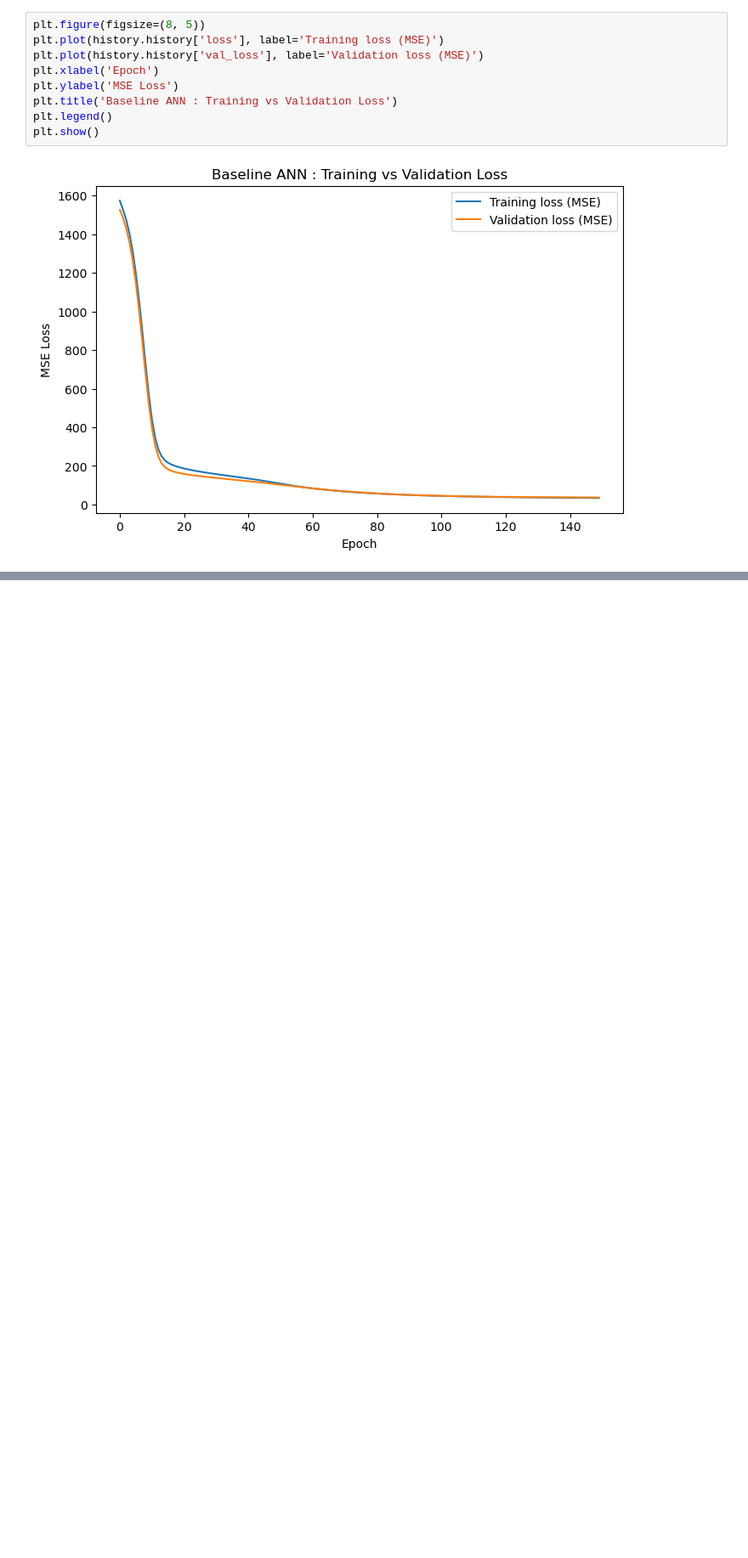
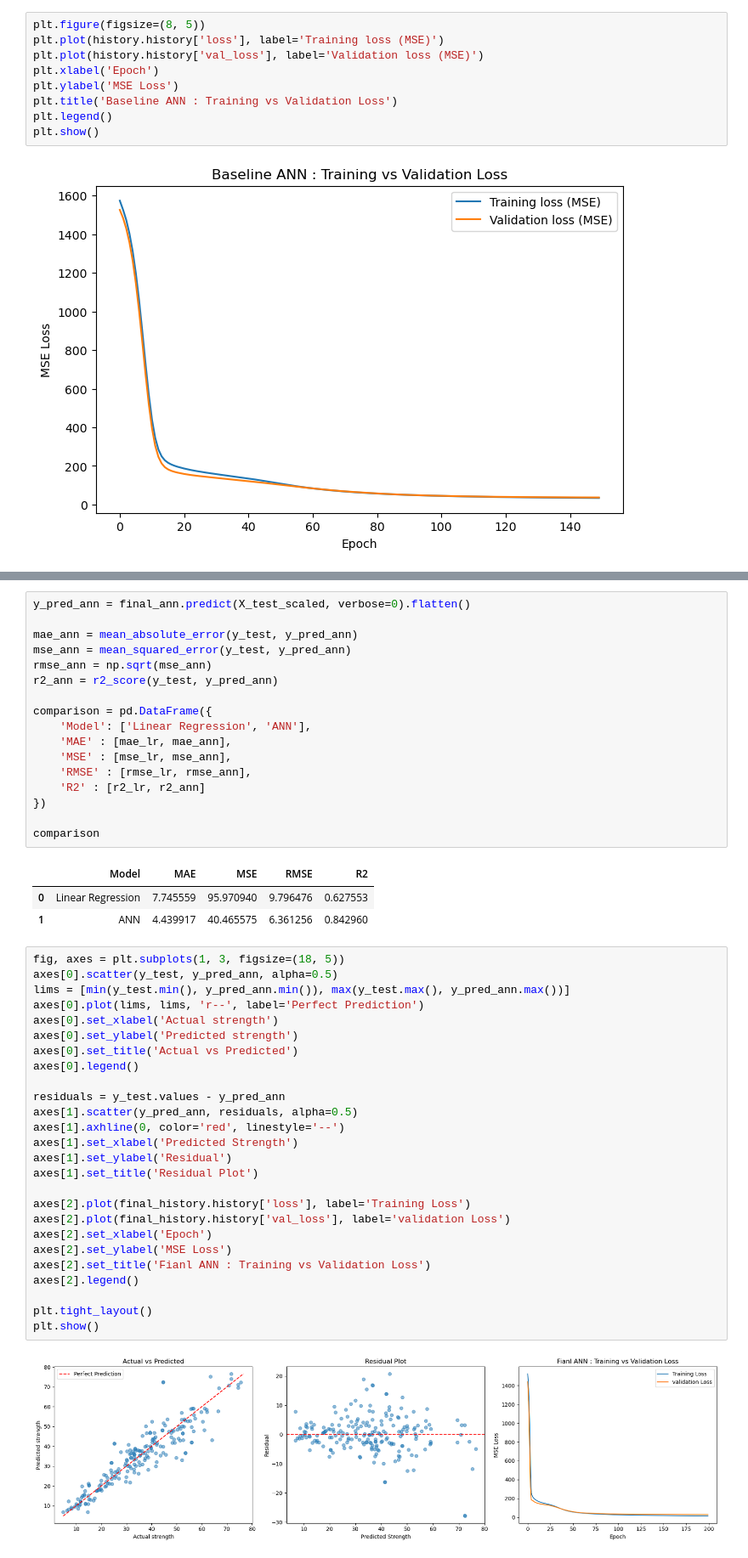
Before and after one commit to Niraj7272/DataScience, a Jupyter notebook: Practice/DL/ANN/ANN_Using_Tensorflow/annTensorflow.ipynb, the cells around one changed output, grey strips where cells are left out. Shown at 85% size. Drawn from its saved outputs; the diff is of its cells as text; blank space fills up the shorter version.

```diff
--- a/Practice/DL/ANN/ANN_Using_Tensorflow/annTensorflow.ipynb
+++ b/Practice/DL/ANN/ANN_Using_Tensorflow/annTensorflow.ipynb
@@ -276,0 +339,49 @@ plt.show()
+# %%
+y_pred_ann = final_ann.predict(X_test_scaled, verbose=0).flatten()
+
+mae_ann = mean_absolute_error(y_test, y_pred_ann)
+mse_ann = mean_squared_error(y_test, y_pred_ann)
+rmse_ann = np.sqrt(mse_ann)
+r2_ann = r2_score(y_test, y_pred_ann)
+
+comparison = pd.DataFrame({
+    'Model': ['Linear Regression', 'ANN'],
+    'MAE' : [mae_lr, mae_ann],
+    'MSE' : [mse_lr, mse_ann],
+    'RMSE' : [rmse_lr, rmse_ann],
+    'R2' : [r2_lr, r2_ann]
+})
+
+comparison
+# %% [output]
+|  | Model | MAE | MSE | RMSE | R2 |
+| 0 | Linear Regression | 7.745559 | 95.970940 | 9.796476 | 0.627553 |
+| 1 | ANN | 4.439917 | 40.465575 | 6.361256 | 0.842960 |
+# %%
+fig, axes = plt.subplots(1, 3, figsize=(18, 5))
+axes[0].scatter(y_test, y_pred_ann, alpha=0.5)
+lims = [min(y_test.min(), y_pred_ann.min()), max(y_test.max(), y_pred_ann.max())]
+axes[0].plot(lims, lims, 'r--', label='Perfect Prediction')
+axes[0].set_xlabel('Actual strength')
+axes[0].set_ylabel('Predicted strength')
+axes[0].set_title('Actual vs Predicted')
+axes[0].legend()
+
+residuals = y_test.values - y_pred_ann
+axes[1].scatter(y_pred_ann, residuals, alpha=0.5)
+axes[1].axhline(0, color='red', linestyle='--')
+axes[1].set_xlabel('Predicted Strength')
+axes[1].set_ylabel('Residual')
+axes[1].set_title('Residual Plot')
+
+axes[2].plot(final_history.history['loss'], label='Training Loss')
+axes[2].plot(final_history.history['val_loss'], label='validation Loss')
+axes[2].set_xlabel('Epoch')
+axes[2].set_ylabel('MSE Loss')
+axes[2].set_title('Fianl ANN : Training vs Validation Loss')
+axes[2].legend()
+
+plt.tight_layout()
+plt.show()
+# %% [output]
+[figure, added]
```
Also changed, not shown: parts of 3 cells of this notebook.
